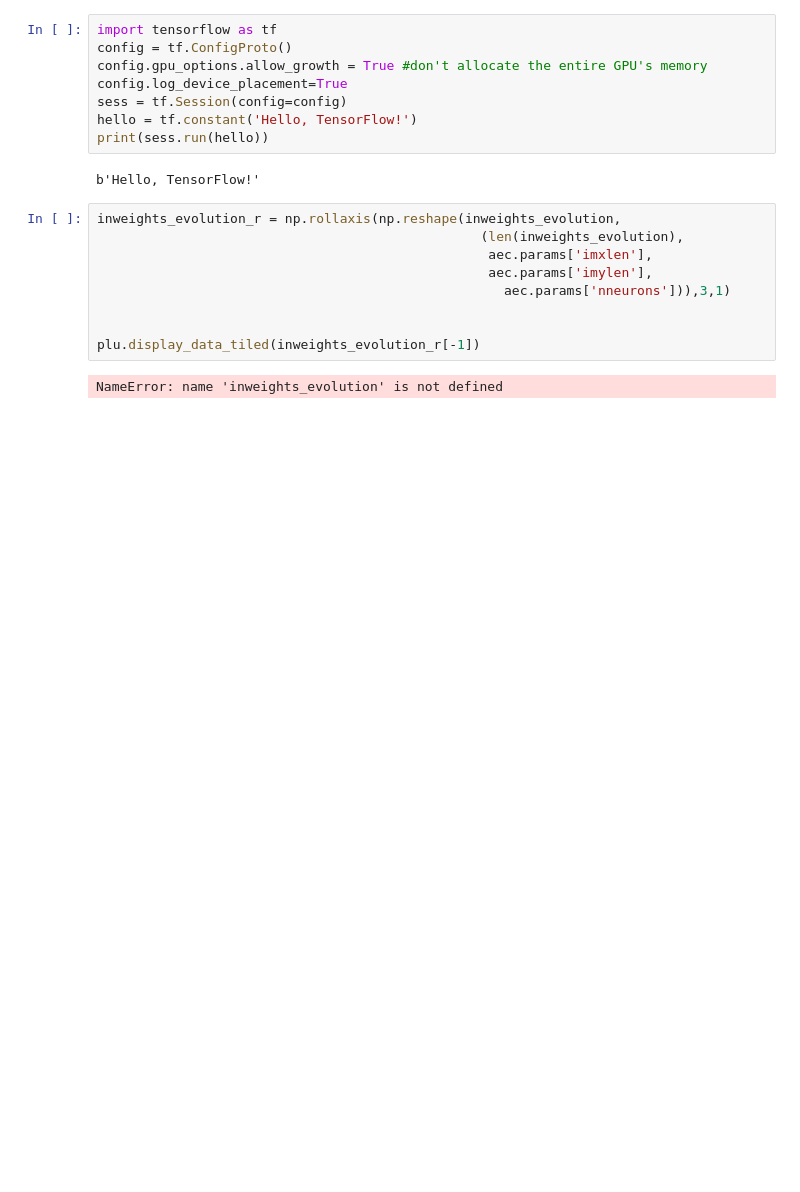
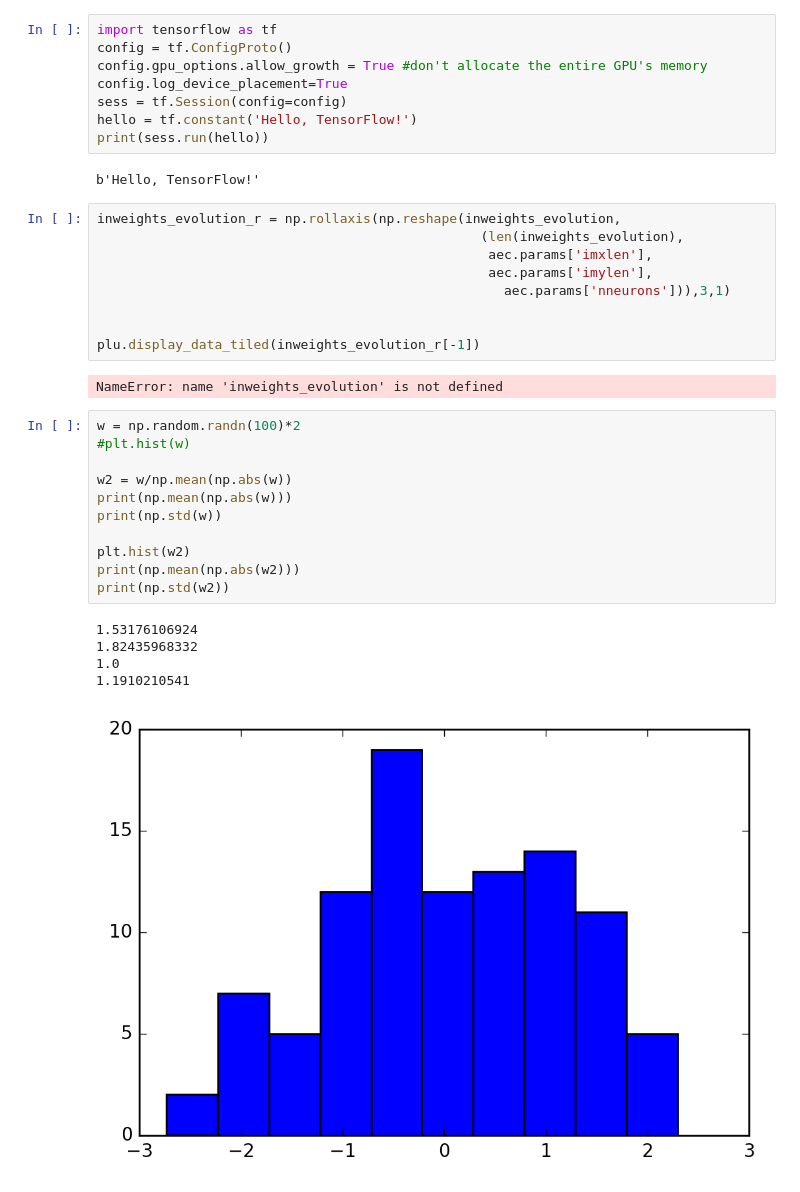
Before and after one commit to vdutell/NatVisAutoEncode, a Jupyter notebook: Image Autoencoder.ipynb, the cells around one changed output. Cells and saved outputs as stored; diff of their text form; blank space fills up the shorter version.

```diff
--- a/Image Autoencoder.ipynb
+++ b/Image Autoencoder.ipynb
@@ -387,3 +410,20 @@ inweights_evolution_r = np.rollaxis(np.reshape(inweights_evolution,
 plu.display_data_tiled(inweights_evolution_r[-1])
 # %% [output]
 NameError: name 'inweights_evolution' is not defined
+# %%
+w = np.random.randn(100)*2
+#plt.hist(w)
+
+w2 = w/np.mean(np.abs(w))
+print(np.mean(np.abs(w)))
+print(np.std(w))
+
+plt.hist(w2)
+print(np.mean(np.abs(w2)))
+print(np.std(w2))
+# %% [output]
+1.53176106924
+1.82435968332
+1.0
+1.1910210541
+[figure, added]
```
Also changed, not shown: parts of 4 cells of this notebook.
